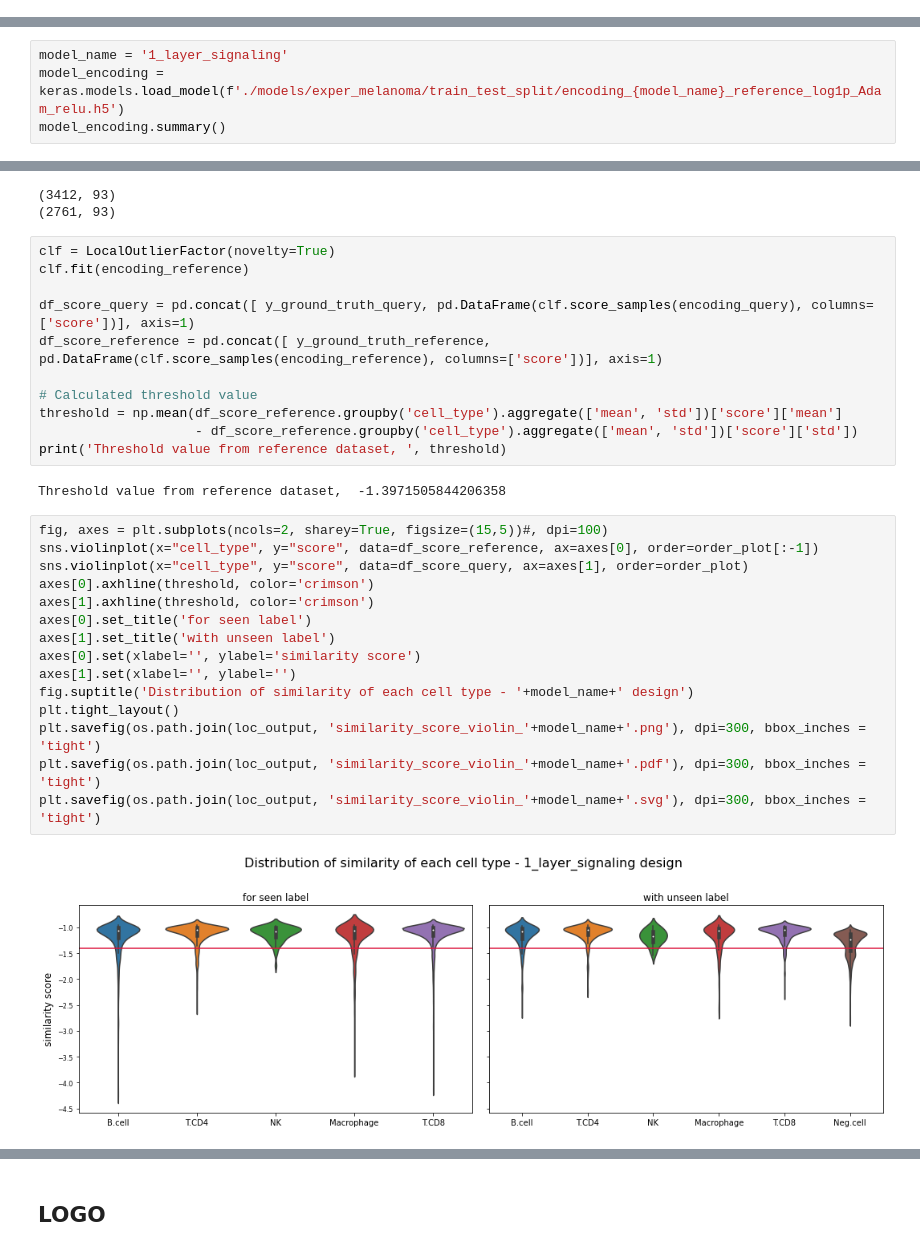
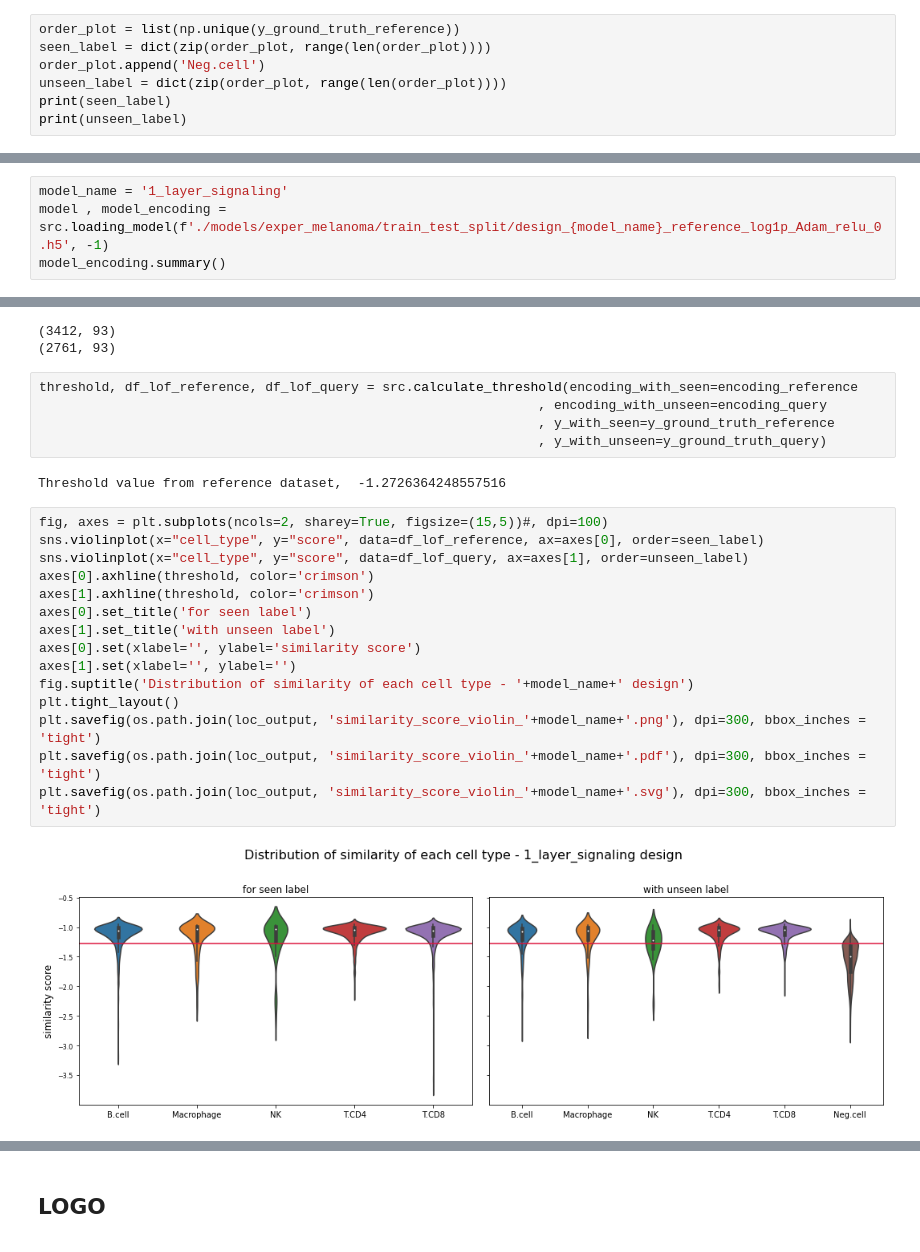
Before and after one commit to pelingundogdu/signalization_prior_knowledge_based_nn, a Jupyter notebook: notebooks/7.1-pg-lof.ipynb, the cells around one changed output, grey strips where cells are left out. Drawn from its saved outputs; the diff is of its cells as text.

```diff
--- a/notebooks/7.1-pg-lof.ipynb
+++ b/notebooks/7.1-pg-lof.ipynb
@@ -84,0 +77,7 @@ order_plot
+# %%
+order_plot = list(np.unique(y_ground_truth_reference))
+seen_label = dict(zip(order_plot, range(len(order_plot))))
+order_plot.append('Neg.cell')
+unseen_label = dict(zip(order_plot, range(len(order_plot))))
+print(seen_label)
+print(unseen_label)
@@ -86,6 +88,6 @@ order_plot
 ## FULL MODEL
 # %%
 model_name = '1_layer_signaling'
-model_encoding = keras.models.load_model(f'./models/exper_melanoma/train_test_split/encoding_{model_name}_reference_log1p_Adam_relu.h5')
+model , model_encoding = src.loading_model(f'./models/exper_melanoma/train_test_split/design_{model_name}_reference_log1p_Adam_relu_0.h5', -1)
 model_encoding.summary()
 # %% [output]
@@ -111,33 +113,27 @@ print(encoding_reference.shape)
 # %% [output]
 (3412, 93)
 (2761, 93)
-# %%
-clf = LocalOutlierFactor(novelty=True)
-clf.fit(encoding_reference)
-
-df_score_query = pd.concat([ y_ground_truth_query, pd.DataFrame(clf.score_samples(encoding_query), columns=['score'])], axis=1)
-df_score_reference = pd.concat([ y_ground_truth_reference, pd.DataFrame(clf.score_samples(encoding_reference), columns=['score'])], axis=1)
-
-# Calculated threshold value
-threshold = np.mean(df_score_reference.groupby('cell_type').aggregate(['mean', 'std'])['score']['mean']
-                    - df_score_reference.groupby('cell_type').aggregate(['mean', 'std'])['score']['std'])
-print('Threshold value from reference dataset, ', threshold)
-# %% [output]
-Threshold value from reference dataset,  -1.3971505844206358
+# %%
+threshold, df_lof_reference, df_lof_query = src.calculate_threshold(encoding_with_seen=encoding_reference
+                                                                , encoding_with_unseen=encoding_query
+                                                                , y_with_seen=y_ground_truth_reference
+                                                                , y_with_unseen=y_ground_truth_query)
+# %% [output]
+Threshold value from reference dataset,  -1.2726364248557516
 # %%
 fig, axes = plt.subplots(ncols=2, sharey=True, figsize=(15,5))#, dpi=100)
-sns.violinplot(x="cell_type", y="score", data=df_score_reference, ax=axes[0], order=order_plot[:-1])
-sns.violinplot(x="cell_type", y="score", data=df_score_query, ax=axes[1], order=order_plot)
+sns.violinplot(x="cell_type", y="score", data=df_lof_reference, ax=axes[0], order=seen_label)
+sns.violinplot(x="cell_type", y="score", data=df_lof_query, ax=axes[1], order=unseen_label)
 axes[0].axhline(threshold, color='crimson')
 axes[1].axhline(threshold, color='crimson')
 axes[0].set_title('for seen label')
 axes[1].set_title('with unseen label')
 axes[0].set(xlabel='', ylabel='similarity score')
 axes[1].set(xlabel='', ylabel='')
 fig.suptitle('Distribution of similarity of each cell type - '+model_name+' design')
 plt.tight_layout()
 plt.savefig(os.path.join(loc_output, 'similarity_score_violin_'+model_name+'.png'), dpi=300, bbox_inches = 'tight')
 plt.savefig(os.path.join(loc_output, 'similarity_score_violin_'+model_name+'.pdf'), dpi=300, bbox_inches = 'tight')
 plt.savefig(os.path.join(loc_output, 'similarity_score_violin_'+model_name+'.svg'), dpi=300, bbox_inches = 'tight')
 # %% [output]
-[figure, old version]
+[figure, new version]
```
Also changed, not shown: parts of 18 cells of this notebook.
